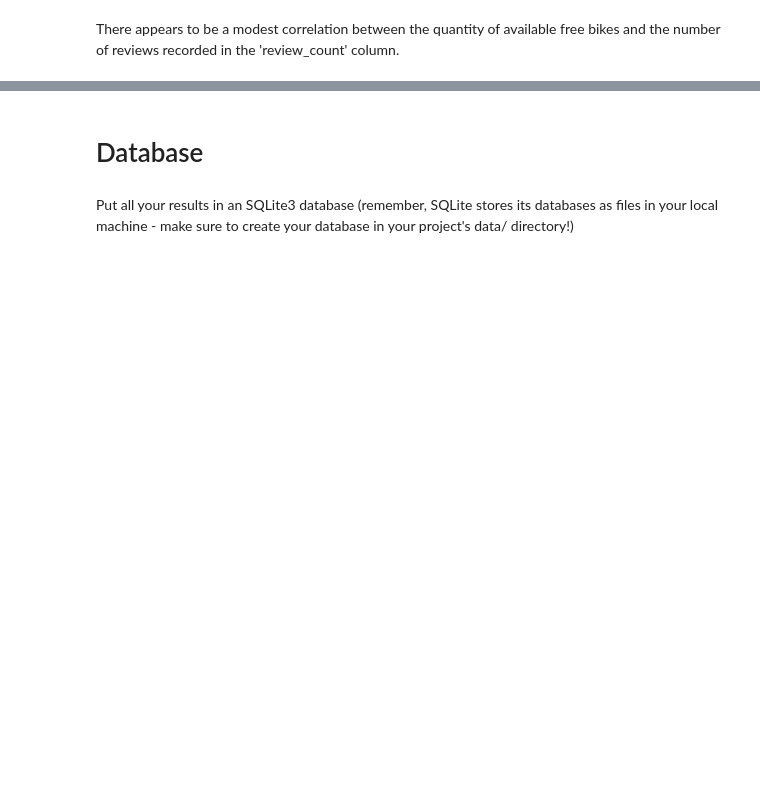
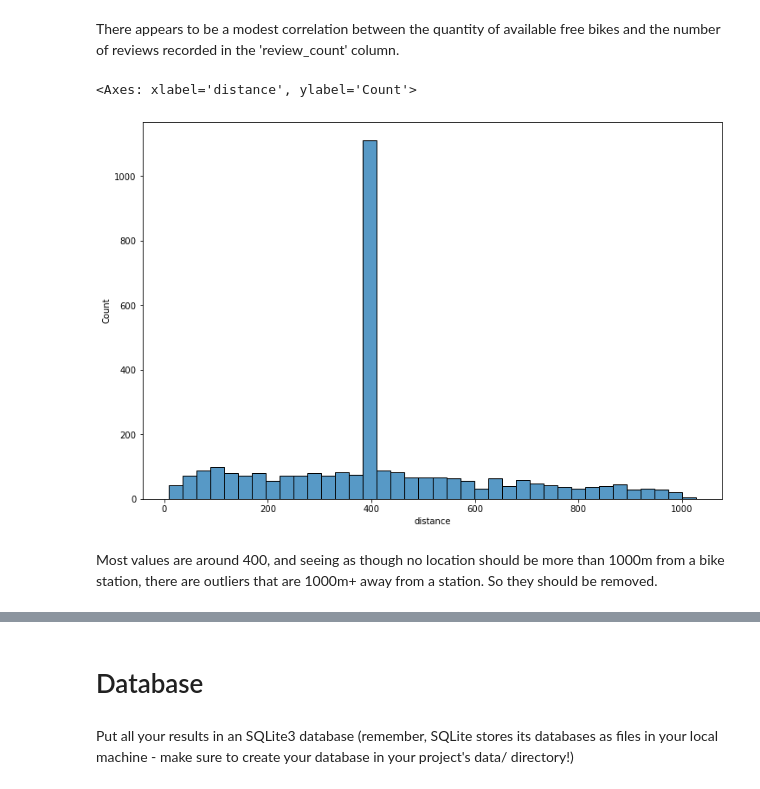
Before and after one commit to Kanustu/CityBikes-Statistical-Modeling, a Jupyter notebook: notebooks/joining_data.ipynb, the cells around one changed output, grey strips where cells are left out. Drawn from its saved outputs; the diff is of its cells as text; code cells hidden in the pictures; blank space fills up the shorter version.

```diff
--- a/notebooks/joining_data.ipynb
+++ b/notebooks/joining_data.ipynb
@@ -83,2 +124,11 @@ sns.regplot(data = station_poi_df, x =station_poi_df['review_count'], y=station_
 # %% [markdown]
 There appears to be a modest correlation between the quantity of available free bikes and the number of reviews recorded in the 'review_count' column.
+# %%
+fig = plt.gcf()
+fig.set_size_inches(12, 8)
+sns.histplot(data = station_poi_df, x =station_poi_df['distance'])
+# %% [output]
+<Axes: xlabel='distance', ylabel='Count'>
+[figure, added]
+# %% [markdown]
+Most values are around 400, and seeing as though no location should be more than 1000m from a bike station, there are outliers that are 1000m+ away from a station. So they should be removed.
```
Also changed, not shown: parts of 13 cells of this notebook.
